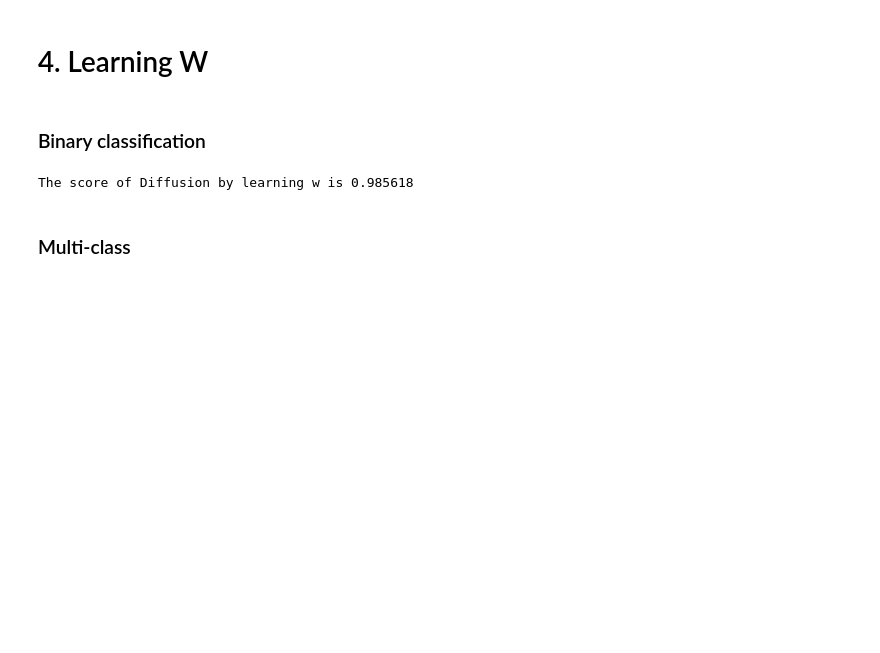
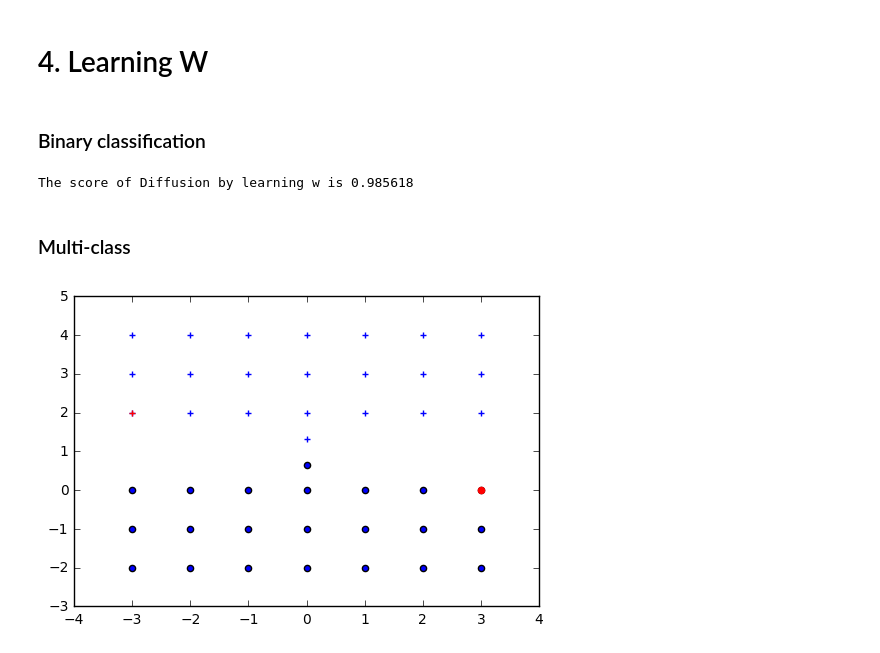
Before and after one commit to quentin-duchemin/Projet_MALAP, a Jupyter notebook: Projet.ipynb, the cells around one changed output. Saved outputs shown, nothing was run; the diff lists cells and outputs as text; code cells hidden in the pictures; blank space fills up the shorter version.

Commit message:
test learning w

```diff
--- a/Projet.ipynb
+++ b/Projet.ipynb
@@ -265,7 +265,7 @@ class DiffusionTRESH:
     def fit(self, data, labels):
         self.labels = labels
         self.L = labels.shape[0]
-        sigmas = np.array([2.5 for i in range(m)])
+        sigmas = np.array([2.5 for i in range(np.shape(data)[1])])
 
         # calculate W
         data_n = data / sigmas
@@ -307,7 +307,7 @@ class DiffusionCMN:
     def fit(self,data,labels):
         self.labels = labels
         self.L = labels.shape[0]
-        sigmas = np.array([2.5 for i in range(m)])
+        sigmas = np.array([2.5 for i in range(np.shape(data)[1])])
 
         # calculate W
         data_n = data / sigmas
@@ -348,7 +348,7 @@ class DiffusionTRESHSVM:
     def fit(self,data,labels):
         self.labels = labels
         self.L = labels.shape[0]
-        sigmas = np.array([2.5 for i in range(m)])
+        sigmas = np.array([2.5 for i in range(np.shape(data)[1])])
 
         # calculate W
         data_n = data / sigmas
@@ -393,7 +393,7 @@ class DiffusionCMNSVM:
     def fit(self,data,labels):
         self.labels = labels
         self.L = labels.shape[0]
-        sigmas = np.array([2.5 for i in range(m)])
+        sigmas = np.array([2.5 for i in range(np.shape(data)[1])])
 
         # calculate W
         data_n = data / sigmas
@@ -671,0 +776,57 @@ print("The score of Diffusion by learning w is %f" % M.score(labpredire))
+# %%
+X = []
+label = []
+for i in range(-3,4):
+    for j in range(-2,5):
+        if j==1 :
+            if i==0:
+                X.append([0,0.66])
+                X.append([0,1.33])
+        else:
+            X.append([i,j])
+        if j>1:
+            label.append(1)
+        elif j<1:
+            label.append(-1)
+        elif i==0:
+            label.append(-1)
+            label.append(1)
+X = np.array(X)
+label = np.array(label)
+for i in range(0,2):
+    X[40,i],X[0,i] = X[0,i],X[40,i]
+    X[3,i],X[1,i] = X[1,i],X[3,i]
+label[1],label[3] = label[3],label[1]
+label[0],label[40] = label[40],label[0]
+
+
+ind1 = np.where(label ==1)[0]
+indm1 = np.where(label ==-1)[0]
+
+
+plt.scatter(X[ind1,0],X[ind1,1],marker='+')
+plt.scatter(X[indm1,0],X[indm1,1],marker='o')
+plt.scatter(X[0,0],X[0,1],color='r',marker='o')
+plt.scatter(X[1,0],X[1,1],color='r',marker='+')
+
+plt.show()
+labels = label[:2]
+labpredire = label[2:]
+
+ls_eps = [0, 10**(-1),10**(-2),10**(-4)]
+couleurs = ['r','b','g','y']
+for k in range(4):
+    l_h = np.array([])
+    l_s = np.array([])
+    epsilon = ls_eps[k]
+    M = DiffusionLEARN_ONE_SGM(eps = epsilon,lr=1)
+    M.fit(X,labels)
+    for sgm in [1.4]:
+        s = M.score(sgm,labpredire)
+        l_h = np.concatenate((l_h,M.h_histo[1:]))
+        l_s = np.concatenate((l_s,M.ls_sgm))
+    plt.plot(l_s,l_h,color=couleurs[k],label='epsilon=' + str(epsilon))
+plt.legend(bbox_to_anchor=(1.05, 1), loc=2, borderaxespad=0.)
+plt.show()
+# %% [output]
+[figure, added]
```
Also changed, not shown: parts of 13 cells of this notebook.
